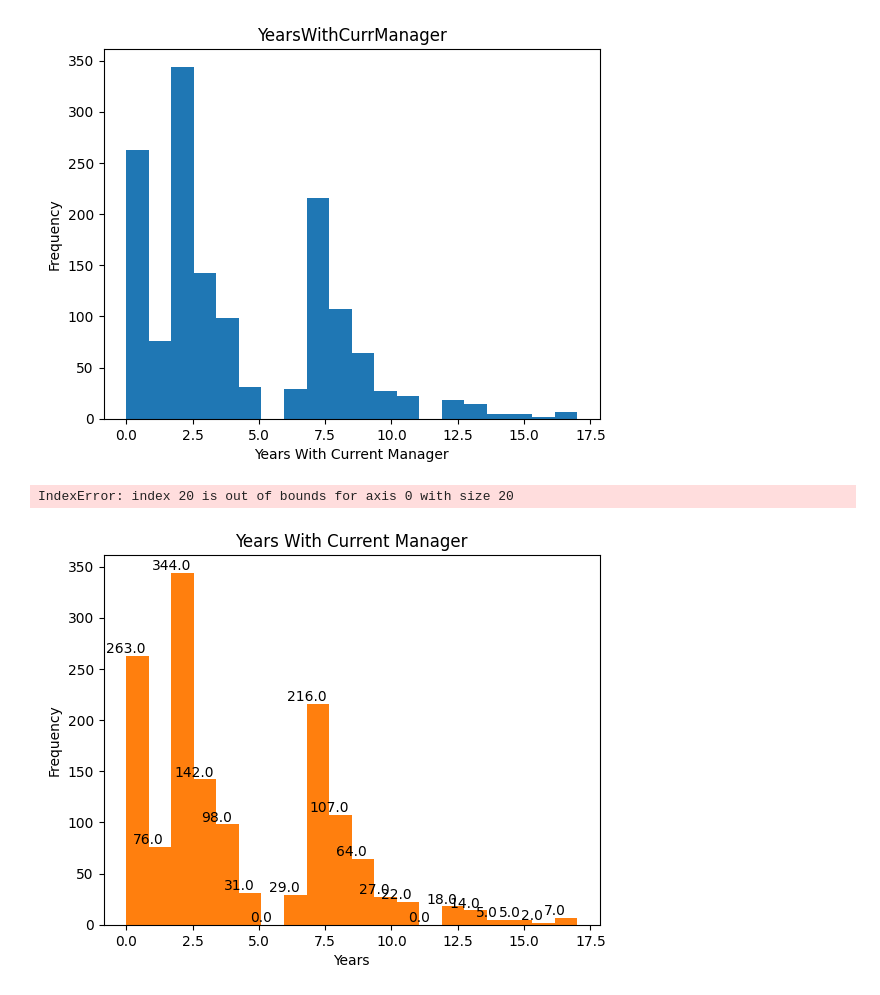
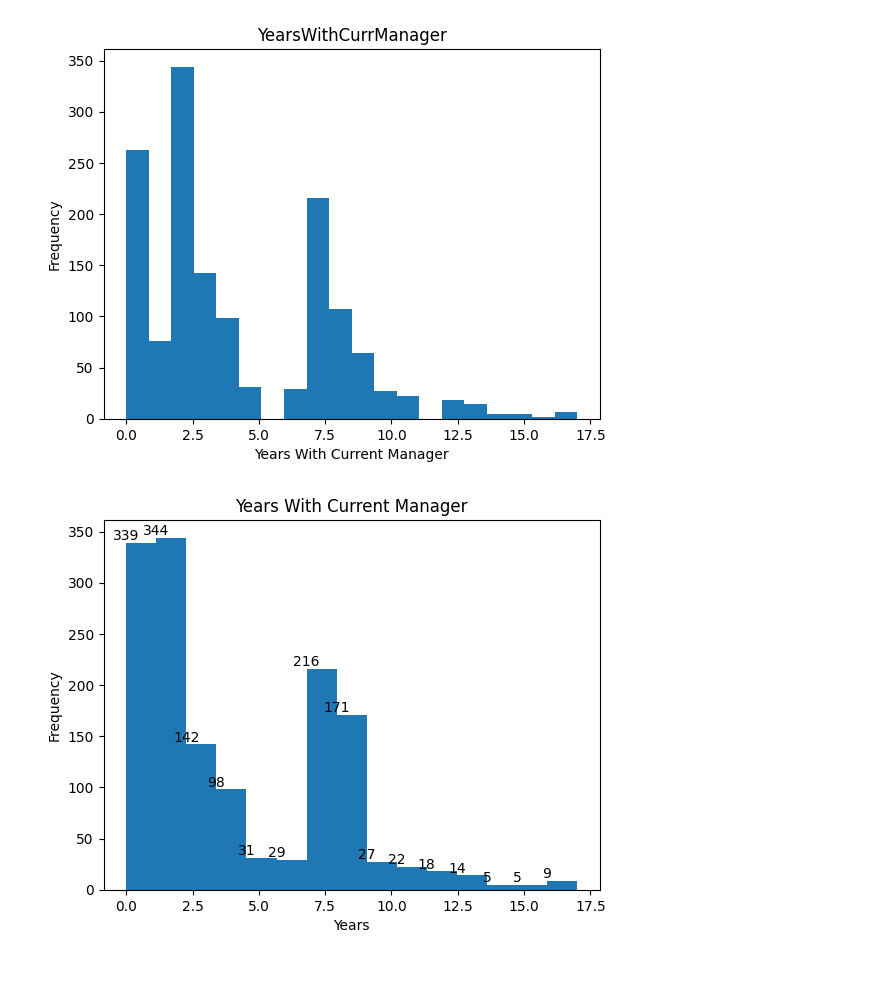
Before and after one commit to nadyamitha/IBPCLASS, a Jupyter notebook: IBPDay2.ipynb, the cells around one changed output. Saved outputs shown, nothing was run; the diff lists cells and outputs as text; code cells hidden in the pictures.

```diff
--- a/IBPDay2.ipynb
+++ b/IBPDay2.ipynb
@@ -136,3 +136,20 @@ df['YearsSinceLastPromotion'].plot(kind='hist', bins=20, title='YearsSinceLastPr
 plt.gca().spines[['top', 'right',]].set_visible(True)
 # %% [output]
 [figure]
+# %%
+from matplotlib import pyplot as plt
+
+# Assuming df is your DataFrame containing the data
+data = df['YearsSinceLastPromotion']
+
+# Plot histogram
+plt.hist(data, bins=20)
+plt.title('Years Since Last Promotion')
+plt.xlabel('Years')
+plt.ylabel('Frequency')
+
+# Add labels on each bar
+for i, freq in enumerate(plt.hist(data, bins=20)[0]):
+    plt.text(plt.hist(data, bins=20)[1][i], freq, str(freq), ha='center', va='bottom')
+
+plt.show()
@@ -154,23 +173,19 @@ plt.show()
 # %%
 from matplotlib import pyplot as plt
 
 # Assuming df is your DataFrame containing the data
 data = df['YearsWithCurrManager']
 
 # Plot histogram
-plt.hist(data, bins=20)
+hist_data = plt.hist(data, bins=15)
 plt.title('Years With Current Manager')
 plt.xlabel('Years')
 plt.ylabel('Frequency')
 
-# Calculate the histogram once
-hist_data = plt.hist(data, bins=20)
+# Add labels on each bar
+for i in range(len(hist_data[0])):
+    plt.text(hist_data[1][i], hist_data[0][i], str(int(hist_data[0][i])), ha='center', va='bottom')
 
-# Add number tags on each bar
-for i in range(len(data)):
-    plt.text(hist_data[1][i], hist_data[0][i], str(hist_data[0][i]), ha='center', va='bottom')
-
-#plt.show()
+plt.show()
 # %% [output]
-IndexError: index 20 is out of bounds for axis 0 with size 20
-[figure, old version]
+[figure, new version]
```
Also changed, not shown: parts of 35 cells of this notebook.
